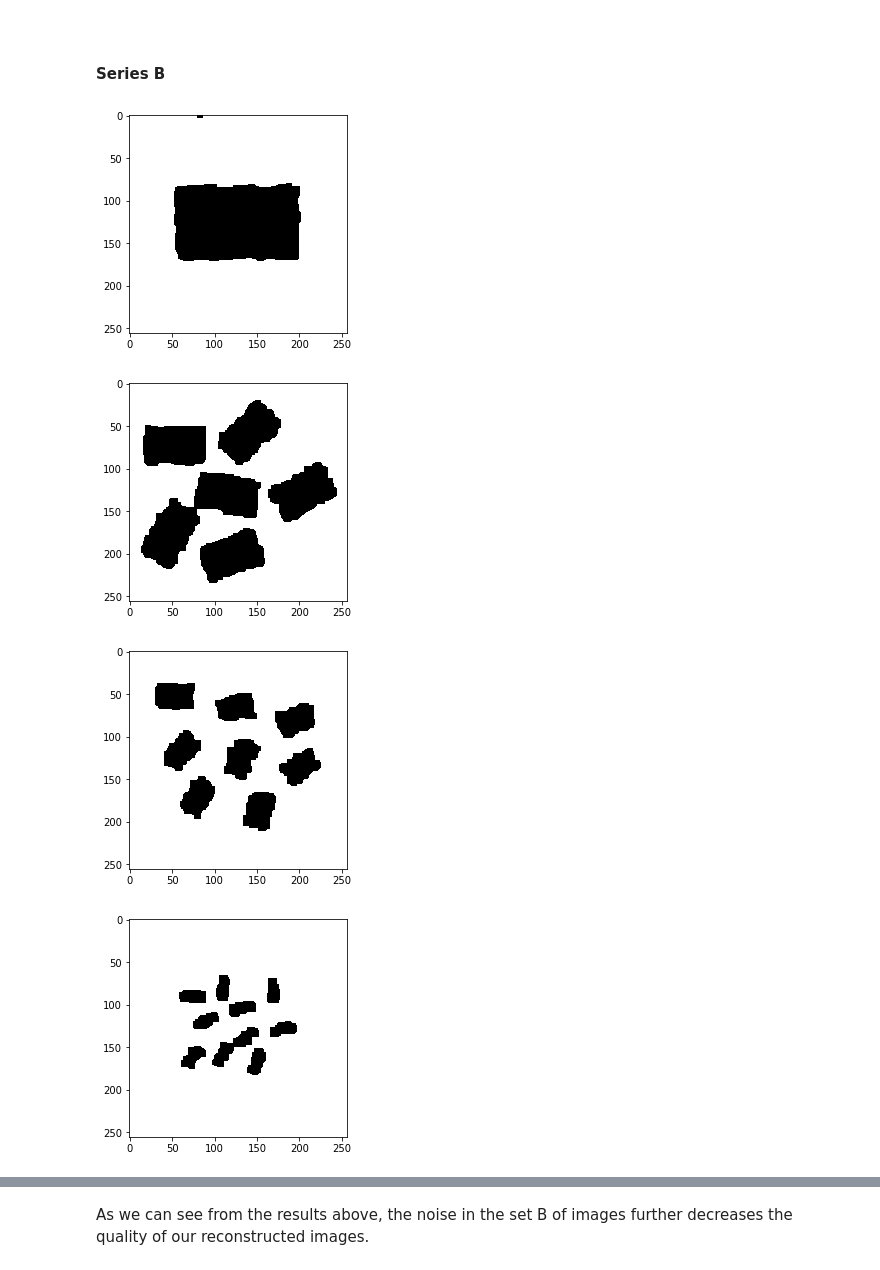
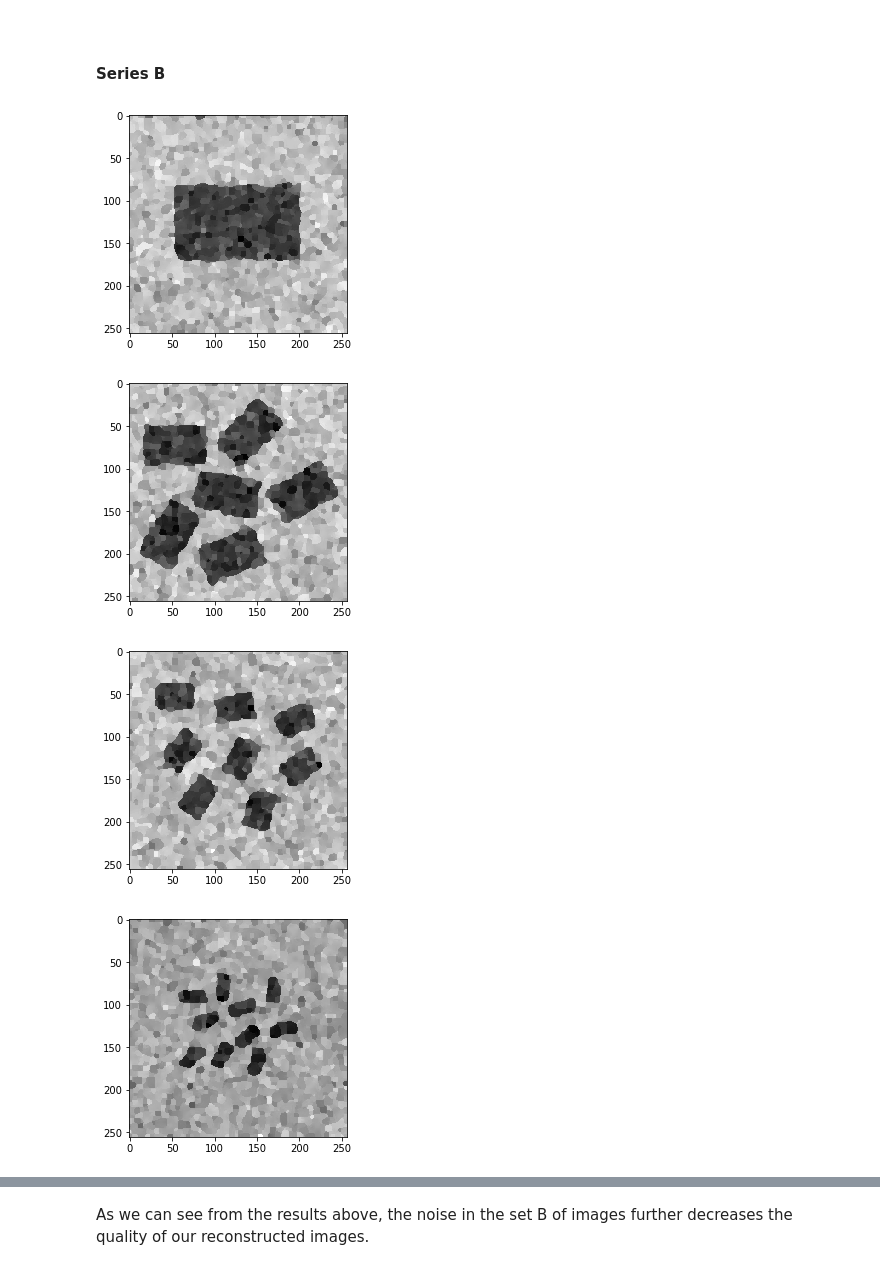
Before and after one commit to eleonoraieronimaki/image_analysis_assignment_2, a Jupyter notebook: assignment2.ipynb, the cells around one changed output, grey strips where cells are left out. Saved outputs shown, nothing was run; the diff lists cells and outputs as text; code cells hidden in the pictures.

```diff
--- a/assignment2.ipynb
+++ b/assignment2.ipynb
@@ -87,7 +84,7 @@ Looking at the histograms above, we notice that a good intensity value, to separ
 threshold = 120
 
 def area_and_perimeters(img, threshold):
-    """ This function returns the area, perimeter and standard deviations for the input image
+    """ This function returns the average area, perimeter and standard deviations for the input image
     """
     b = img < threshold # pixels in the threshold
     b = dip.EdgeObjectsRemove(b)
@@ -194,14 +186,3 @@ Histogram for noised image 4
 [figure]
 # %% [markdown]
 <h4>Histograms for series <b>B</b> </h4>
-# %%
-rects_b = ['rect1c', 'rect2c', 'rect3c', 'rect4c'] # used for names
-rect_b_data = []  # keeps the dip image objects
-for rect in rects_b:
-    rect1_b = dip.ImageReadTIFF(f"data/{rect}.tif")
-    rect_b_data.append(rect1_b)
-
-    # create and plot histograms
-    hist1_b = dip.Histogram(rect1_b)
-    print(f"Histogram for {rect}")
-    hist1_b.Show()
@@ -216,0 +189,8 @@ Histogram for rect4c
+# %%
+i=1
+for rect in rect_b_data:
+    # create and plot histograms
+    print(f"Histogram for noised image {i}")
+    i += 1
+    hist = dip.Histogram(rect)
+    hist.Show()
@@ -260,7 +249,7 @@ for rect in rect_a_data:
     # apply Kuwahara filter
     temp_img_a = dip.Kuwahara(rect, kernel=6, threshold=5)
     # apply thresholding function
-    temp_img_a = dip.Image(np.where(temp_img_a > 120, 255, 0).astype(int))
+    #temp_img_a = dip.Image(np.where(temp_img_a > 120, 255, 0).astype(int))
     # apply opening/closing
     #temp_img_a = dip.MorphologicalSharpening(temp_img_a, structuring_element)
     #temp_img_a = dip.Erosion(temp_img_a, structuring_element)
@@ -309,29 +292,34 @@ Total error on all images: 48.697, (as sum of the perimeter and area diifference
 # %%
 thresh = 120
 structuring_element = dip.StructuringElement("rectangular")
 
 rect_b_stats = []
 rect_b_filter = []  # keeps the dip image objects
 for rect in rect_b_data:
 
-    temp_img_b = dip.Kuwahara(rect, kernel=5, threshold=5)
+    temp_img_b = dip.Kuwahara(rect, kernel=6, threshold=10)
+    temp_img_b = dip.PercentileFilter(temp_img_b, 40)
+    temp_img_b = dip.Kuwahara(temp_img_b, kernel=6, threshold=10)
+    #temp_img_b = dip.PercentileFilter(temp_img_b, 40)
     # apply thresholding function
-    temp_img_b = dip.Image(np.where(temp_img_b > 120, 255, 0).astype(int))
-
-    temp_img_b = dip.Opening(temp_img_b, structuring_element)
-    temp_img_b = dip.Closing(temp_img_b, structuring_element)
+    #temp_img_b = dip.Image(np.where(temp_img_b > 120, 255, 0).astype(int))
+    #temp_img_b = dip.Opening(temp_img_b, structuring_element)
+    #temp_img_b = dip.Closing(temp_img_b, structuring_element)
+    #temp_img_b = dip.Image(np.where(temp_img_b > 130, 255, 0).astype(int))
+    #temp_img_b = dip.Dilation(temp_img_b)
+    #temp_img_b = dip.Closing(temp_img_b, structuring_element)
     #temp_img_b = dip.Kuwahara(temp_img_b, kernel=10, threshold=5)
 
     # append and display results
     rect_b_filter.append(temp_img_b)
     rect_b_stats.append(area_and_perimeters(temp_img_b, thresh))
     dip.Show(temp_img_b)
 rect_b_stats = np.array(rect_b_stats)
 # %% [output]
-[figure, old version]
+[figure, new version]
-[figure, old version]
+[figure, new version]
-[figure, old version]
+[figure, new version]
-[figure, old version]
+[figure, new version]
 # %%
 print("Statistics for area and perimeter between original and denoised/filtered images")
 errors = []
```
Also changed, not shown: parts of 18 cells of this notebook.
